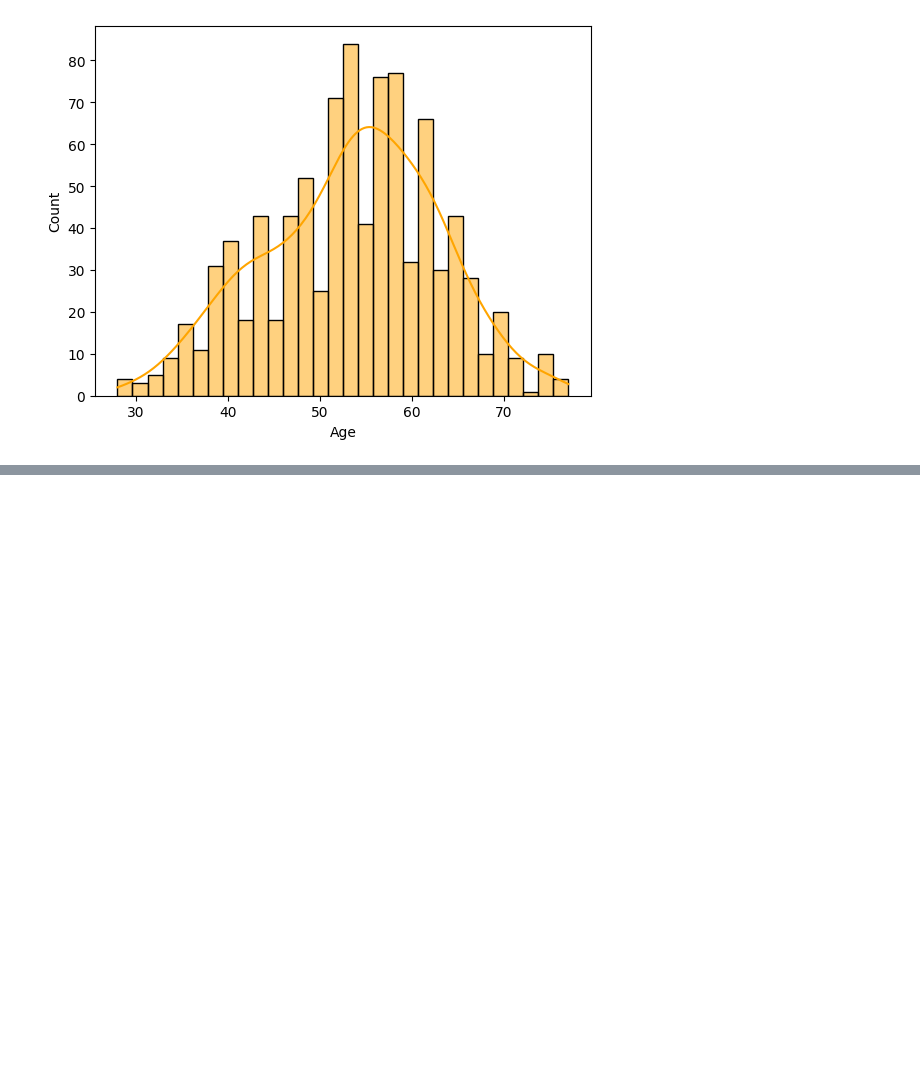
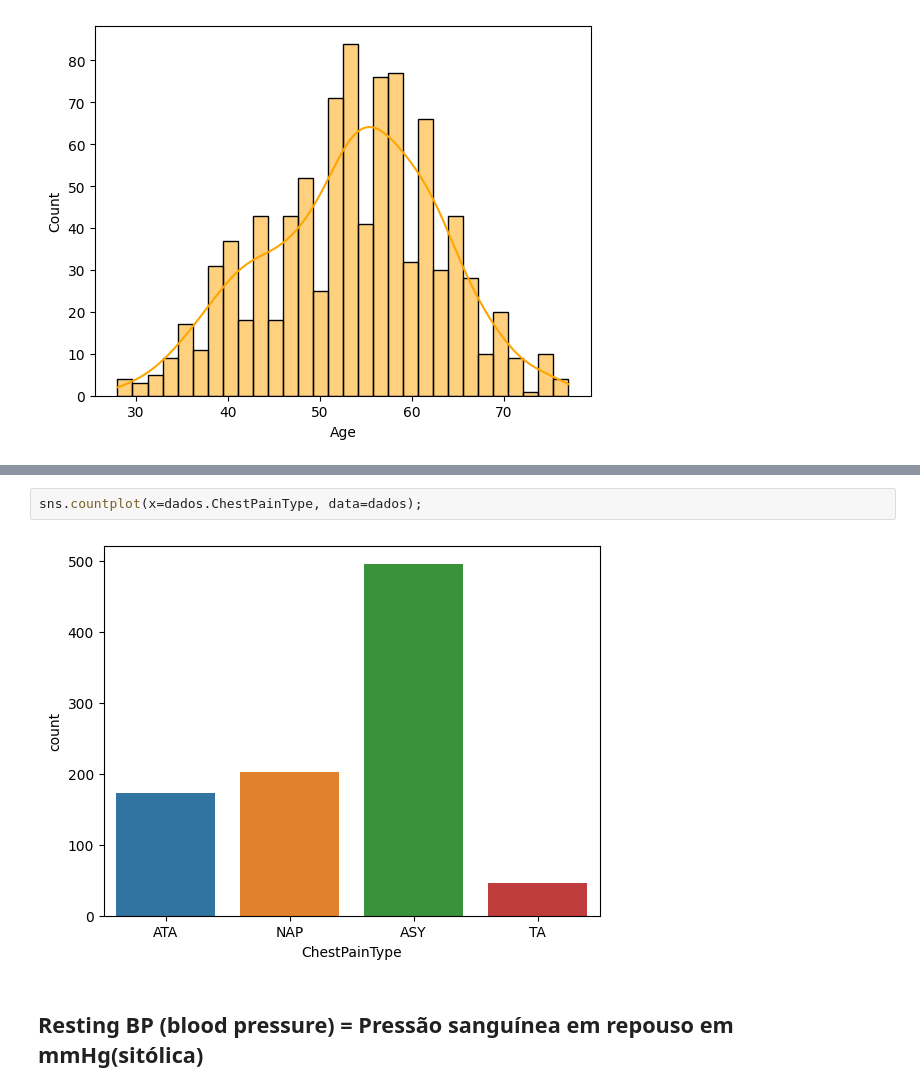
Before and after one commit to mateus-neres/Machine_Learning_com_Python, a Jupyter notebook: 33_exploracao_e_analise_dos_dados_parte_1.ipynb, the cells around one changed output, grey strips where cells are left out. Drawn from its saved outputs; the diff is of its cells as text; blank space fills up the shorter version.

```diff
--- a/33_exploracao_e_analise_dos_dados_parte_1.ipynb
+++ b/33_exploracao_e_analise_dos_dados_parte_1.ipynb
@@ -99,0 +142,6 @@ sns.histplot(dados, x = 'Age', bins = 30, color = 'orange', kde = True, stat = '
+# %%
+sns.countplot(x=dados.ChestPainType, data=dados);
+# %% [output]
+[figure, added]
+# %% [markdown]
+## **Resting BP (blood pressure) = Pressão sanguínea em repouso em mmHg(sitólica)**
```
Also changed, not shown: parts of 41 cells of this notebook.
